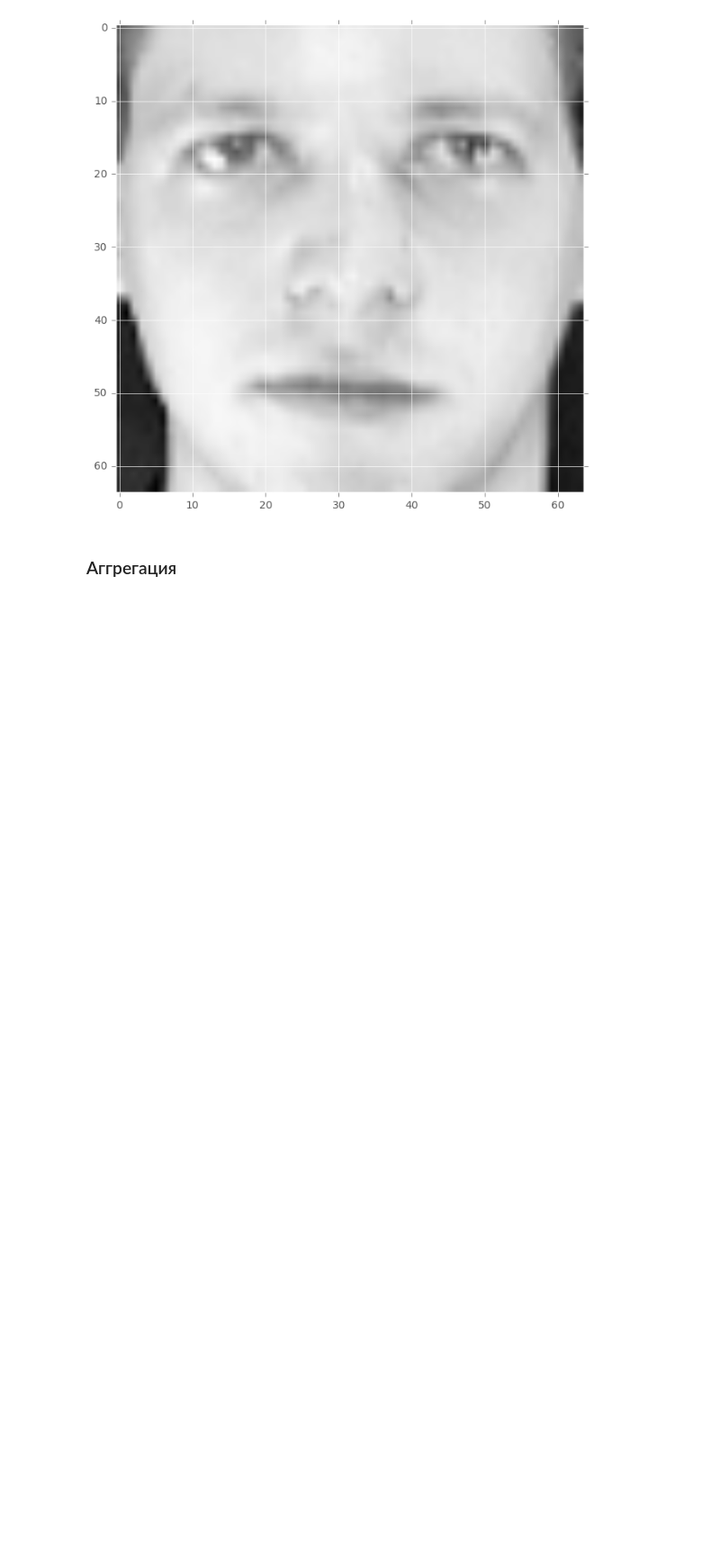
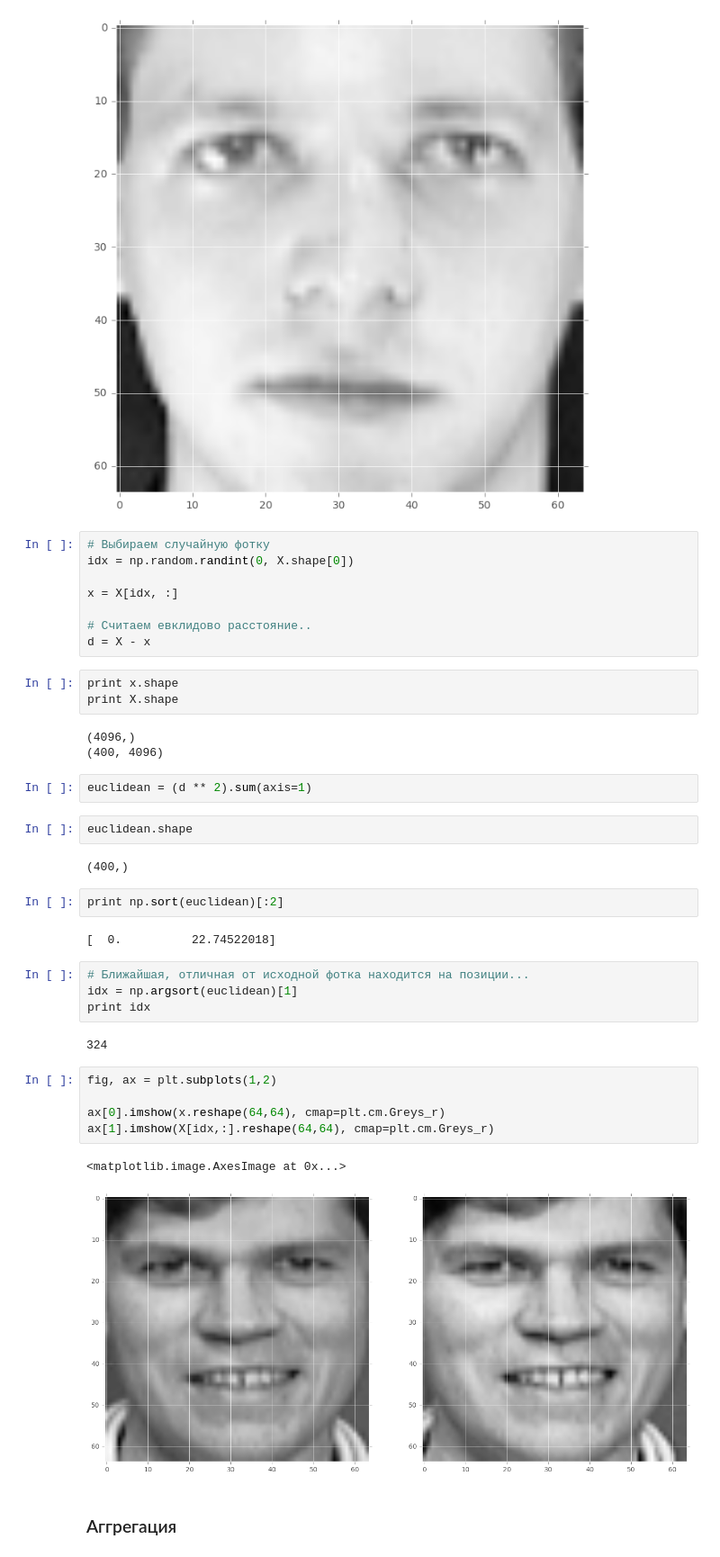
Before and after one commit to shestakoff/minor_da_2017, a Jupyter notebook: seminar2-rescue-mission-numpy-pandas-proc.ipynb, the cells around one changed output. Shown: that part at 90% size. Cells and saved outputs as stored; diff of their text form; blank space fills up the shorter version.

```diff
--- a/seminar2-rescue-mission-numpy-pandas-proc.ipynb
+++ b/seminar2-rescue-mission-numpy-pandas-proc.ipynb
@@ -391,6 +391,44 @@ plt.imshow(x, cmap=plt.cm.Greys_r)
 # %% [output]
 <matplotlib.image.AxesImage at 0x...>
 [figure]
+# %%
+# Выбираем случайную фотку
+idx = np.random.randint(0, X.shape[0])
+
+x = X[idx, :]
+
+# Считaем евклидово расстояние..
+d = X - x
+# %%
+print x.shape
+print X.shape
+# %% [output]
+(4096,)
+(400, 4096)
+# %%
+euclidean = (d ** 2).sum(axis=1)
+# %%
+euclidean.shape
+# %% [output]
+(400,)
+# %%
+print np.sort(euclidean)[:2]
+# %% [output]
+[  0.          22.74522018]
+# %%
+# Ближайшая, отличная от исходной фотка находится на позиции...
+idx = np.argsort(euclidean)[1]
+print idx
+# %% [output]
+324
+# %%
+fig, ax = plt.subplots(1,2)
+
+ax[0].imshow(x.reshape(64,64), cmap=plt.cm.Greys_r)
+ax[1].imshow(X[idx,:].reshape(64,64), cmap=plt.cm.Greys_r)
+# %% [output]
+<matplotlib.image.AxesImage at 0x...>
+[figure, added]
 # %% [markdown]
 ### Аггрегация
 # %% [markdown]
```
Also changed, not shown: parts of 68 cells of this notebook.
